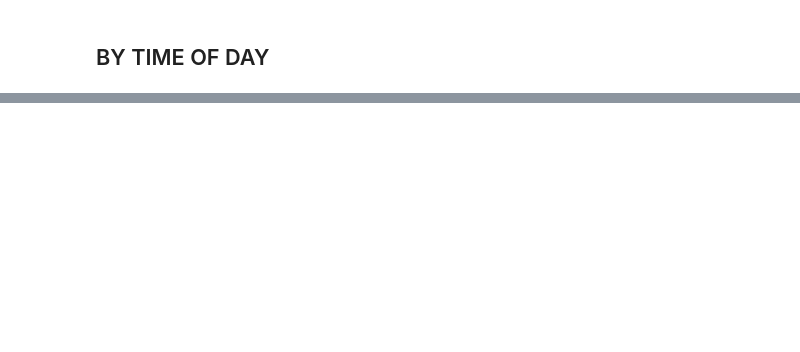
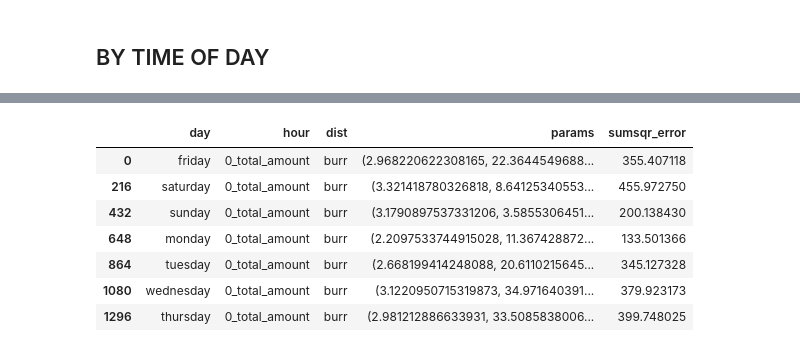
Before and after one commit to saortizag/tny, a Jupyter notebook: data/process_data.ipynb, the cells around one changed output, grey strips where cells are left out. Cells and saved outputs as stored; diff of their text form; code cells hidden in the pictures; blank space fills up the shorter version.

```diff
--- a/data/process_data.ipynb
+++ b/data/process_data.ipynb
@@ -376,0 +598,15 @@ for day, day_name in zip(days_list, days_names_list):
+# %%
+selected = money_fit_df[money_fit_df["hour"]=="0_total_amount"]
+# %%
+selected = selected[selected["dist"]=="burr"]
+# %%
+selected
+# %% [output]
+|  | day | hour | dist | params | sumsqr_error |
+| 0 | friday | 0_total_amount | burr | (2.968220622308165, 22.3644549688... | 355.407118 |
+| 216 | saturday | 0_total_amount | burr | (3.321418780326818, 8.64125340553... | 455.972750 |
+| 432 | sunday | 0_total_amount | burr | (3.1790897537331206, 3.5855306451... | 200.138430 |
+| 648 | monday | 0_total_amount | burr | (2.2097533744915028, 11.367428872... | 133.501366 |
+| 864 | tuesday | 0_total_amount | burr | (2.668199414248088, 20.6110215645... | 345.127328 |
+| 1080 | wednesday | 0_total_amount | burr | (3.1220950715319873, 34.971640391... | 379.923173 |
+| 1296 | thursday | 0_total_amount | burr | (2.981212886633931, 33.5085838006... | 399.748025 |
```
Also changed, not shown: parts of 64 cells of this notebook.
